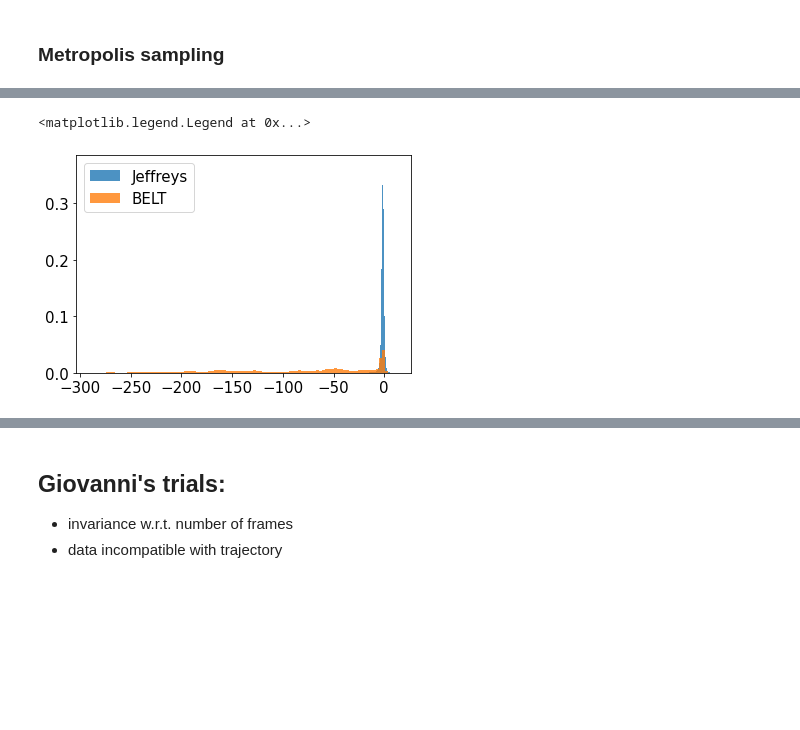
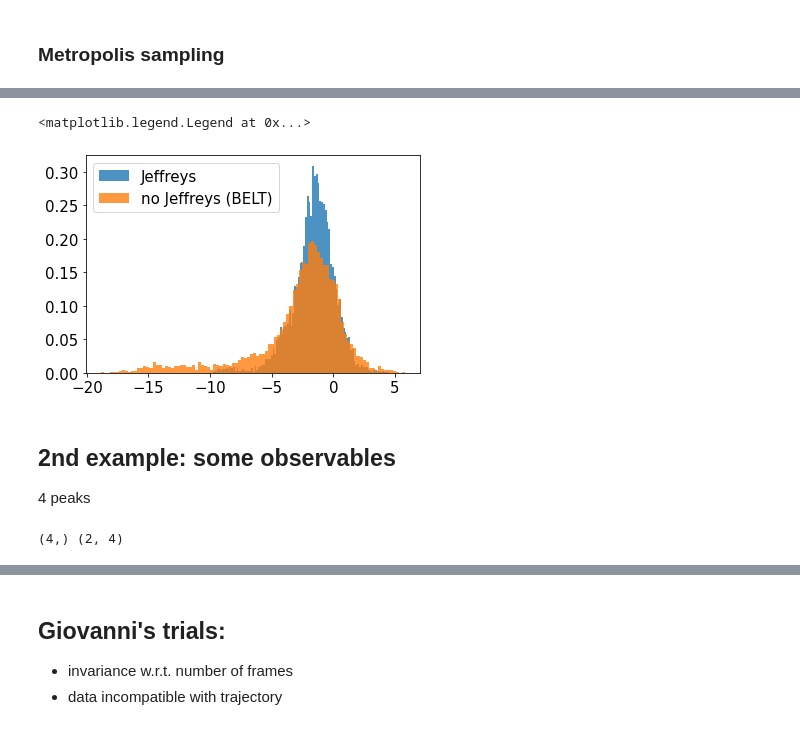
Before and after one commit to IvanGilardoni/Jeffreys_prior, a Jupyter notebook: main1.ipynb, the cells around one changed output, grey strips where cells are left out. Drawn from its saved outputs; the diff is of its cells as text; code cells hidden in the pictures; blank space fills up the shorter version.

```diff
--- a/main1.ipynb
+++ b/main1.ipynb
@@ -181,12 +317,0 @@ vars(out)
-# %%
-lambdas = np.linspace(-30, 30, 100)
-
-my_grid = np.meshgrid(lambdas, lambdas)
-
-out = {}
-
-for l1 in lambdas:
-    out[l1] = {}
-    for l2 in lambdas:
-        out[l1][l2] = vars(compute_single(np.array([l1, l2]), p0, g, gexp, sigma, alpha))
-        out[l1][l2]['jeffreys'] = compute_sqrt_det(g.T, out[l1][l2]['P'])[0]
@@ -602,0 +507,27 @@ plt.xlim([0,upto])
+# %%
+lambdas0 = np.zeros(1)
+# lambdas0 = np.array([30.0])
+
+def proposal(x0, dx = 0.01):
+    x_new = x0 + dx*np.random.normal(size=len(x0))
+    return x_new
+
+proposal_full = {'fun': proposal, 'args': ([0.5])}
+
+def energy_fun(lambdas, which_measure = None):
+    """implicit input parameters: p0, g, gexp, sigma, alpha"""
+
+    out = compute_single(lambdas, p0, g, gexp, sigma, alpha)
+
+    energy = out.lossf
+    av_g = out.av_g
+
+    if which_measure is not None: energy -= np.log(vars(out)[which_measure])
+
+    return energy, av_g
+# %%
+energy_function = {'fun': energy_fun, 'args': (['jeffreys'])}
+out_J = run_Metropolis(lambdas0, proposal_full, energy_function, n_steps=100000)
+
+energy_function = {'fun': energy_fun, 'args': ([None])}
+out_noJ = run_Metropolis(lambdas0, proposal_full, energy_function, n_steps=100000)
@@ -603,11 +601,29 @@ plt.xlim([0,upto])
 # %%
-plt.hist(traj,bins=100,alpha=0.8,density=True,label='Jeffreys')
-
-#plt.figure()
-plt.hist(traj2,bins=100,alpha=0.8,density=True,label='BELT')
+plt.hist(out_J[0], bins=100, alpha=0.8, density=True, label='Jeffreys')
+plt.hist(out_noJ[0], bins=100, alpha=0.8, density=True, label='no Jeffreys (BELT)')
 #plt.hist(traj3,bins=100)
 
 plt.legend()
 # %% [output]
 <matplotlib.legend.Legend at 0x...>
-[figure, old version]
+[figure, new version]
+# %% [markdown]
+## 2nd example: some observables
+4 peaks
+# %%
+# probability distribution:
+p0 = [3, 4, 1, 1]
+
+# normalize, if not normalized
+p0 = p0/np.sum(p0)
+
+# value of the observable at these points:
+g = np.array([[0, 0], [0, 1], [1, 0], [1, 1]]).T
+
+# experimental value and error of the observable
+gexp = [0.1, 0.8]
+sigma = [0.2, 0.1]
+
+print(p0.shape, g.shape)
+# %% [output]
+(4,) (2, 4)
```
Also changed, not shown: parts of 95 cells of this notebook, 3 other files.
